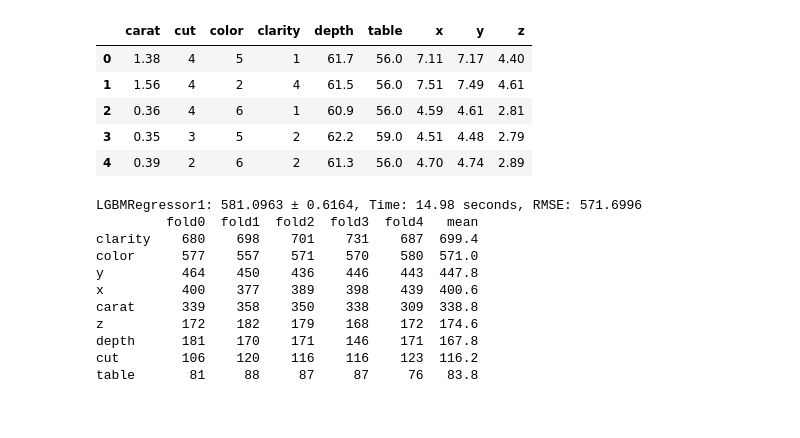
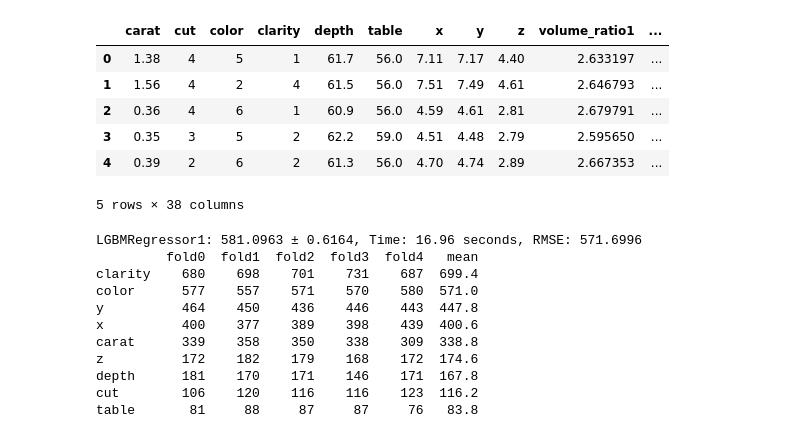
Before and after one commit to RomainBdt/Kaggle_competions, a Jupyter notebook: playground-series-s3e8/playground-series-s3e8.ipynb, the cells around one changed output. Cells and saved outputs as stored; diff of their text form; code cells hidden in the pictures.

```diff
--- a/playground-series-s3e8/playground-series-s3e8.ipynb
+++ b/playground-series-s3e8/playground-series-s3e8.ipynb
@@ -107,12 +107,12 @@ def feature_engineering(df):
     df["aspect_ratio_yz"] = df["y"] / df["z"]
     df["aspect_ratio_zx"] = df["z"] / df["x"]
     df["diagonal_distance"] = np.sqrt(df["x"] ** 2 + df["y"] ** 2 + df["z"] ** 2)
-    df["relative_height"] = (df["z"] - df["z"].min()) / (df["z"].max() - df["z"].min())
-    df["relative_position"] = (df["x"] + df["y"] + df["z"]) / (df["x"] + df["y"] + df["z"]).sum()
-    df["volume_ratio"] = df["x"] * df["y"] * df["z"] / (df["x"].mean() * df["y"].mean() * df["z"].mean())
-    df["length_ratio"] = df["x"] / df["x"].mean()
-    df["width_ratio"] = df["y"] / df["y"].mean()
-    df["height_ratio"] = df["z"] / df["z"].mean()
+    # df["relative_height"] = (df["z"] - df["z"].min()) / (df["z"].max() - df["z"].min())
+    # df["relative_position"] = (df["x"] + df["y"] + df["z"]) / (df["x"] + df["y"] + df["z"]).sum()
+    # df["volume_ratio"] = df["x"] * df["y"] * df["z"] / (df["x"].mean() * df["y"].mean() * df["z"].mean())
+    # df["length_ratio"] = df["x"] / df["x"].mean()
+    # df["width_ratio"] = df["y"] / df["y"].mean()
+    # df["height_ratio"] = df["z"] / df["z"].mean()
     df["sphericity"] = 1.4641 * (6 * df["volume"])**(2/3) / df["surface_area"]
     df["compactness"] = df["volume"]**(1/3) / df["x"]
     df['density'] = df['carat'] / df['volume']
@@ -185,42 +185,43 @@ def data_prepation(X_train, X_test):
     # selected_cols = base_cols
     # selected_cols = ['surface_area', 'clarity', 'color', 'cut', 'carat', 'depth_percentage', 'depth', 'compactness', 'depth_to_table_ratio']
 
-    # for df in [X_train, X_test]:
-    #     df = add_volume_ratio(df)
-    #     df = feature_engineering(df)
+    for df in [X_train, X_test]:
+        df = add_volume_ratio(df)
+        df = feature_engineering(df)
         # df.fillna(0, inplace=True)
         # df.drop([col for col in df.columns if col not in selected_cols], axis=1, inplace=True)
 
     # Scaling
     # scaler = PowerTransformer()
     # X_train = pd.DataFrame(scaler.fit_transform(X_train), columns=X_train.columns)
     # X_test = pd.DataFrame(scaler.transform(X_test), columns=X_test.columns)
 
     # Clustering features
     # model = KMeans(n_clusters=20, random_state=42)
     # X_train['cluster'] = model.fit_predict(X_train)
     # X_test['cluster'] = model.predict(X_test)
 
     return X_train, X_test
 
 data_prep_has_fit_method = False
 
 if not data_prep_has_fit_method:
     X_train, X_test = data_prepation(X_train, X_test)
     X_train_prep, X_test_prep = X_train.copy(), X_test.copy()
 else:
     X_train_prep, X_test_prep = data_prepation(X_train.copy(), X_test.copy())
 
 # X_train_prep, X_test_prep = data_prepation(X_train.copy(), X_test.copy())
 # pd.DataFrame(X_train_prep.isna().sum(), columns=['train']).join(pd.DataFrame(X_test_prep.isna().sum(), columns=['test']))
 X_train.head()
 # %% [output]
-|  | carat | cut | color | clarity | depth | table | x | y | z |
-| 0 | 1.38 | 4 | 5 | 1 | 61.7 | 56.0 | 7.11 | 7.17 | 4.40 |
-| 1 | 1.56 | 4 | 2 | 4 | 61.5 | 56.0 | 7.51 | 7.49 | 4.61 |
-| 2 | 0.36 | 4 | 6 | 1 | 60.9 | 56.0 | 4.59 | 4.61 | 2.81 |
-| 3 | 0.35 | 3 | 5 | 2 | 62.2 | 59.0 | 4.51 | 4.48 | 2.79 |
-| 4 | 0.39 | 2 | 6 | 2 | 61.3 | 56.0 | 4.70 | 4.74 | 2.89 |
+|  | carat | cut | color | clarity | depth | table | x | y | z | volume_ratio1 | ... |
+| 0 | 1.38 | 4 | 5 | 1 | 61.7 | 56.0 | 7.11 | 7.17 | 4.40 | 2.633197 | ... |
+| 1 | 1.56 | 4 | 2 | 4 | 61.5 | 56.0 | 7.51 | 7.49 | 4.61 | 2.646793 | ... |
+| 2 | 0.36 | 4 | 6 | 1 | 60.9 | 56.0 | 4.59 | 4.61 | 2.81 | 2.679791 | ... |
+| 3 | 0.35 | 3 | 5 | 2 | 62.2 | 59.0 | 4.51 | 4.48 | 2.79 | 2.595650 | ... |
+| 4 | 0.39 | 2 | 6 | 2 | 61.3 | 56.0 | 4.70 | 4.74 | 2.89 | 2.667353 | ... |
+5 rows × 38 columns
 # %%
 cv = KFold(n_splits=5, shuffle=True, random_state=SEED)
 
@@ -294,6 +295,7 @@ for model_name, regressor in regressors.items():
     t0 = time.time()
     scores = []
     feature_importances = pd.DataFrame()
+    ttr = TransformedTargetRegressor(regressor=regressor, func=target_transform, inverse_func=inverse_target_transform, check_inverse=False)
 
     for i, (train_index, test_index) in tqdm(enumerate(cv.split(X_train))):
 
@@ -303,25 +305,19 @@ for model_name, regressor in regressors.items():
         if data_prep_has_fit_method:
             X_train_cv, X_test_cv = data_prepation(X_train_cv, X_test_cv)
 
-        ttr = TransformedTargetRegressor(regressor=regressor, func=target_transform, inverse_func=inverse_target_transform, check_inverse=False)
         ttr.fit(X_train_cv, y_train_cv)
-
         y_pred = ttr.predict(X_test_cv)
         score_eval = mean_squared_error(y_test_cv, y_pred, squared=False)
         scores.append(score_eval)
-        # print(f'{model_name} {i}: {score_eval:.4f}')
 
         try:
             feature_importance = pd.Series(ttr.regressor_.feature_importances_, index=X_train_cv.columns, name=f'fold{i}')
         except:
             feature_importance = pd.Series(ttr.regressor_.coef_, index=X_train_cv.columns, name=f'fold{i}')
-
-        # print(feature_importance.sort_values('importance', ascending=False).head(10))
         feature_importances = pd.concat([feature_importances, feature_importance], axis=1)
 
     feature_importances['mean'] = feature_importances.mean(axis=1)
 
-    ttr = TransformedTargetRegressor(regressor=regressor, func=target_transform, inverse_func=inverse_target_transform, check_inverse=False)
     ttr.fit(X_train_prep, y_train)
     y_pred = ttr.predict(X_test_prep)
 
@@ -331,7 +327,7 @@ for model_name, regressor in regressors.items():
     print(f'{model_name}: {np.mean(scores):.4f} ± {np.std(scores):.4f}, Time: {time.time() - t0:.2f} seconds, RMSE: {score_eval:.4f}')
     print(feature_importances.sort_values('mean', ascending=False))
 # %% [output]
-LGBMRegressor1: 581.0963 ± 0.6164, Time: 14.98 seconds, RMSE: 571.6996
+LGBMRegressor1: 581.0963 ± 0.6164, Time: 16.96 seconds, RMSE: 571.6996
          fold0  fold1  fold2  fold3  fold4   mean
 clarity    680    698    701    731    687  699.4
 color      577    557    571    570    580  571.0
```
Also changed, not shown: parts of 1 cell of this notebook.
